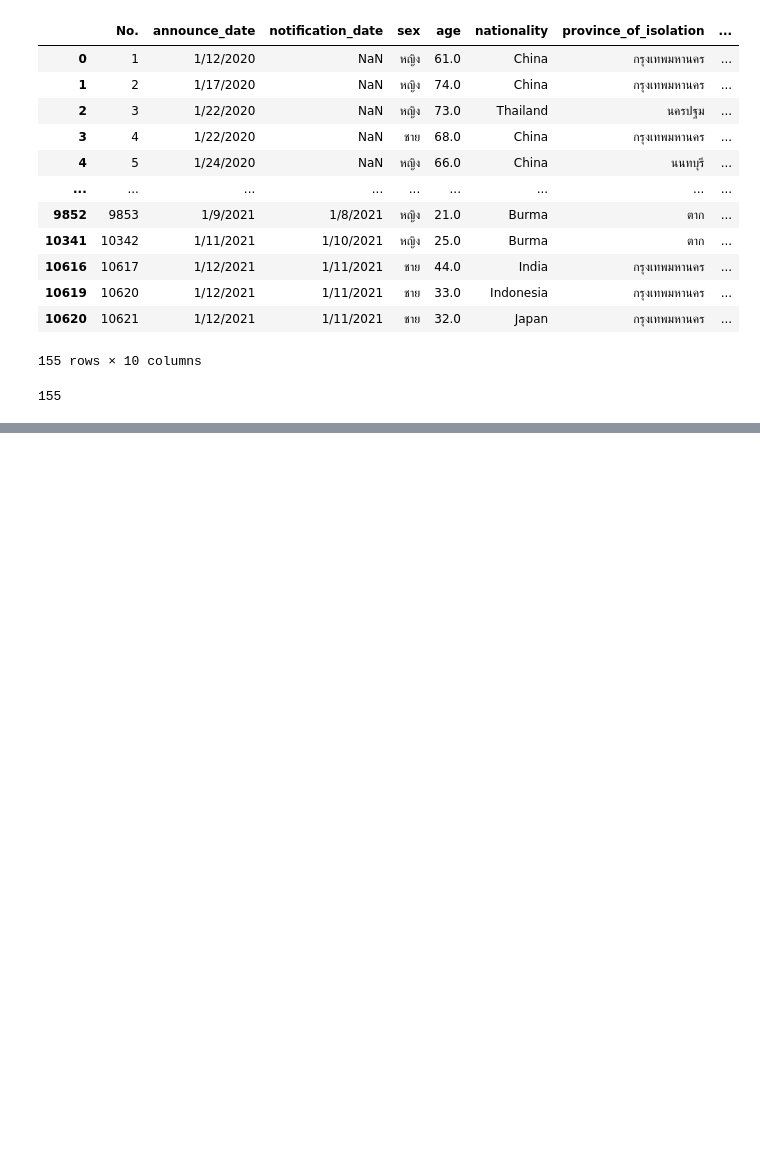
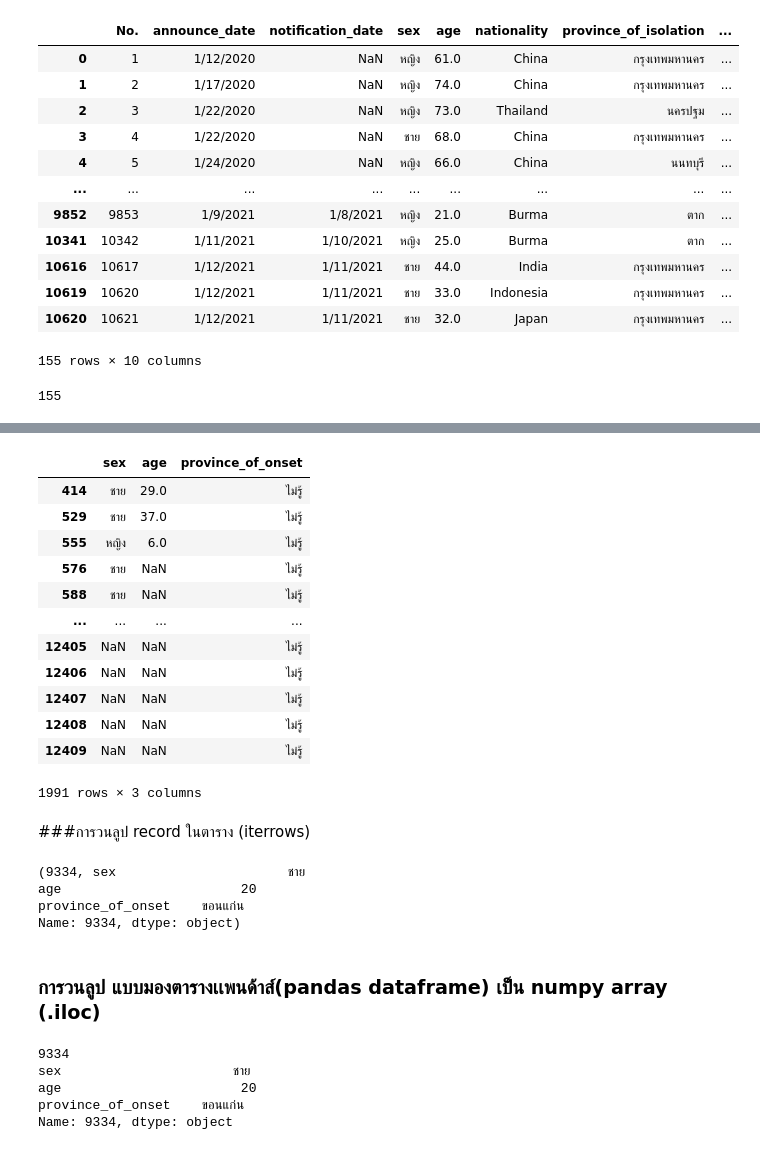
Before and after one commit to tanpharamut/data_viz, a Jupyter notebook: Pandas_101.ipynb, the cells around one changed output, grey strips where cells are left out. Drawn from its saved outputs; the diff is of its cells as text; code cells hidden in the pictures; blank space fills up the shorter version.

```diff
--- a/Pandas_101.ipynb
+++ b/Pandas_101.ipynb
@@ -147,0 +328,44 @@ data_covid[data_covid['risk']=='คนต่างชาติเดินทา
+# %%
+this_data_updated2 = this_data.fillna(value={'province_of_onset':'ไม่รู้'})
+# %%
+this_data_updated2[this_data_updated2['province_of_onset']=='ไม่รู้']
+# %% [output]
+|  | sex | age | province_of_onset |
+| 414 | ชาย | 29.0 | ไม่รู้ |
+| 529 | ชาย | 37.0 | ไม่รู้ |
+| 555 | หญิง | 6.0 | ไม่รู้ |
+| 576 | ชาย | NaN | ไม่รู้ |
+| 588 | ชาย | NaN | ไม่รู้ |
+| ... | ... | ... | ... |
+| 12405 | NaN | NaN | ไม่รู้ |
+| 12406 | NaN | NaN | ไม่รู้ |
+| 12407 | NaN | NaN | ไม่รู้ |
+| 12408 | NaN | NaN | ไม่รู้ |
+| 12409 | NaN | NaN | ไม่รู้ |
+1991 rows × 3 columns
+# %% [markdown]
+###การวนลูป record ในตาราง (iterrows)
+# %%
+for each_row in this_data.iterrows():
+    #print(each_row)
+    #print(each_row[1])
+    if each_row[1]['age'] == 20 and (each_row[1]['province_of_onset']=='ขอนแก่น'):
+       print(each_row)
+# %% [output]
+(9334, sex                      ชาย
+age                       20
+province_of_onset    ขอนแก่น
+Name: 9334, dtype: object)
+# %% [markdown]
+### การวนลูป แบบมองตารางเเพนด้าส์(pandas dataframe) เป็น numpy array (.iloc)
+# %%
+for each_row in range(this_data.shape[0]):
+      if (this_data.iloc[each_row,1] == 20) and (this_data.iloc[each_row,2] == 'ขอนแก่น') :
+          print(each_row)
+          print(this_data.iloc[each_row,:])                       #each_row คือ ตัวเลข
+# %% [output]
+9334
+sex                      ชาย
+age                       20
+province_of_onset    ขอนแก่น
+Name: 9334, dtype: object
```
Also changed, not shown: parts of 43 cells of this notebook.
